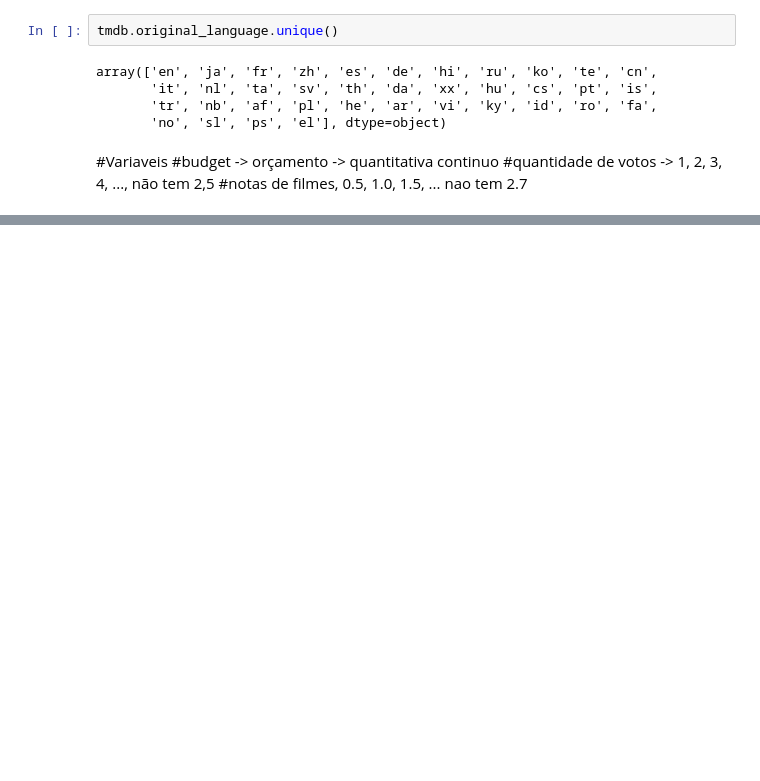
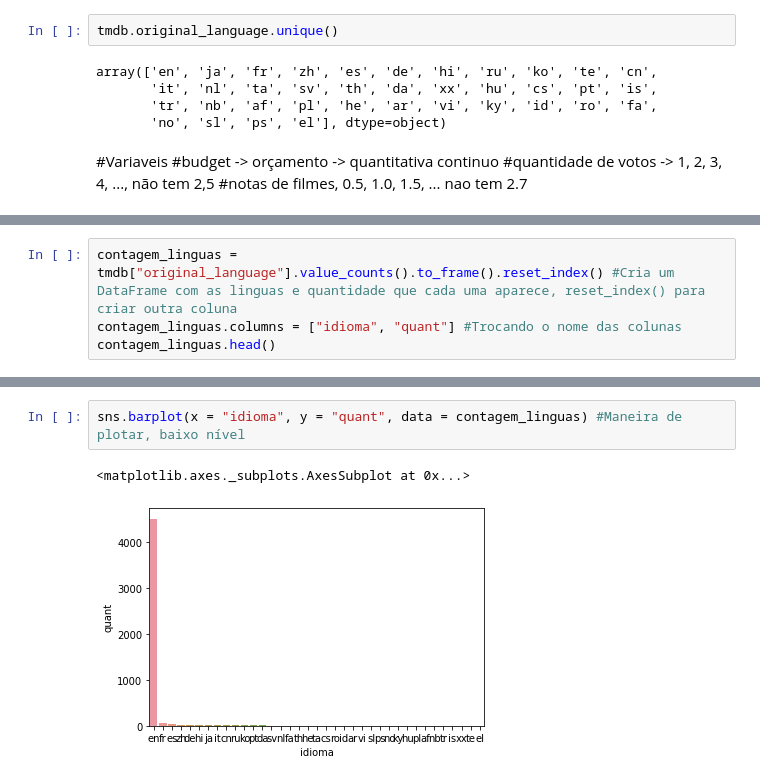
Before and after one commit to GabrielGarcoaRodrigues/Data-Science, a Jupyter notebook: Introdução_a_Data_Science.ipynb, the cells around one changed output, grey strips where cells are left out. Saved outputs shown, nothing was run; the diff lists cells and outputs as text; blank space fills up the shorter version.

```diff
--- a/Introdução_a_Data_Science.ipynb
+++ b/Introdução_a_Data_Science.ipynb
@@ -169,0 +185,4 @@ array(['en', 'ja', 'fr', 'zh', 'es', 'de', 'hi', 'ru', 'ko', 'te', 'cn',
+# %%
+contagem_linguas = tmdb["original_language"].value_counts().to_frame().reset_index() #Cria um DataFrame com as linguas e quantidade que cada uma aparece, reset_index() para criar outra coluna
+contagem_linguas.columns = ["idioma", "quant"] #Trocando o nome das colunas
+contagem_linguas.head()
@@ -169,0 +196,5 @@ array(['en', 'ja', 'fr', 'zh', 'es', 'de', 'hi', 'ru', 'ko', 'te', 'cn',
+# %%
+sns.barplot(x = "idioma", y = "quant", data = contagem_linguas) #Maneira de plotar, baixo nível
+# %% [output]
+<matplotlib.axes._subplots.AxesSubplot at 0x...>
+[figure, added]
```
Also changed, not shown: parts of 20 cells of this notebook.
